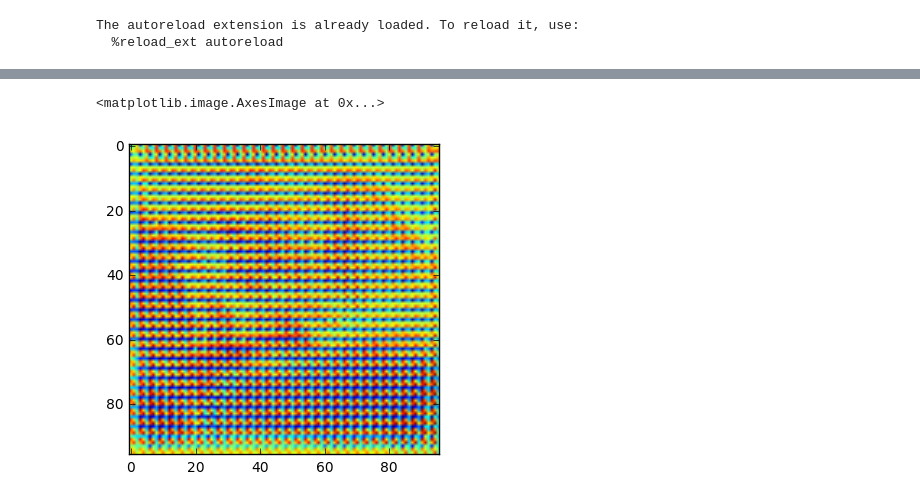
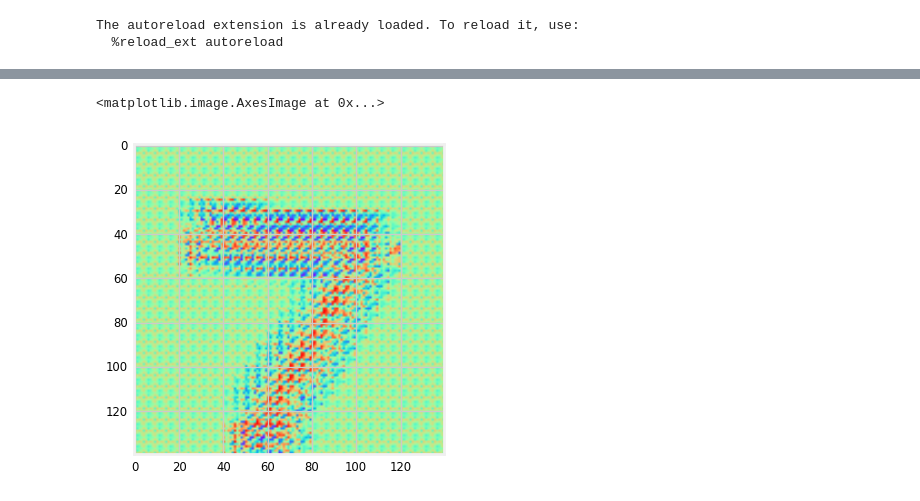
Before and after one commit to unique-horn/ppap-experiments, a Jupyter notebook: dfn/dfn-mnist.ipynb, the cells around one changed output, grey strips where cells are left out. Saved outputs shown, nothing was run; the diff lists cells and outputs as text; code cells hidden in the pictures.

Commit message:
Notebooks with dfn / ppdfn comparison

```diff
--- a/dfn/dfn-mnist.ipynb
+++ b/dfn/dfn-mnist.ipynb
@@ -69,9 +69,18 @@ X_train shape: (50000, 3, 32, 32)
 10000 test samples
 # %%
 # Works on fixed batch size as of now
+modelPP = Sequential()
+modelPP.add(InputLayer(batch_input_shape=(batch_size, 1, img_rows, img_cols)))
+modelPP.add(PPDFN(5))
+modelPP.add(Activation('relu'))
+modelPP.add(Flatten())
+modelPP.add(Dense(nb_classes))
+modelPP.add(Activation('softmax'))
+
+# Works on fixed batch size as of now
 model = Sequential()
-model.add(InputLayer(batch_input_shape=(batch_size, 3, img_rows, img_cols)))
-model.add(PPDFN(3))
+model.add(InputLayer(batch_input_shape=(batch_size, 1, img_rows, img_cols)))
+model.add(DFN(5))
 model.add(Activation('relu'))
 model.add(Flatten())
 model.add(Dense(nb_classes))
@@ -98,0 +109,3 @@ ________________________________________________________________________________
+# %%
+test_index = 0
+plt.imshow(X_test[test_index, 0])
@@ -99,6 +115,5 @@ ________________________________________________________________________________
 # %%
-get_filter = get_filter_getter(model)
-fs = get_filter(X_test[:20])
-plt.imshow(filters_image(fs[0]))
+fs = get_filter(modelPP, X_test[:batch_size])
+plt.imshow(filters_image(fs[test_index]))
 # %% [output]
 <matplotlib.image.AxesImage at 0x...>
@@ -108,15 +129,6 @@ model.compile(loss='categorical_crossentropy',
               optimizer='adam',
               metrics=['accuracy'])
 
-class History(Callback):
-    def on_train_begin(self, logs={}):
-        self.filter = None
-
-#     def on_batch_end(self, batch, logs={}):
-#         self.filter = model.layers[1].filters.eval()
-
-history = History()
-
 model.fit(X_train, Y_train, batch_size=batch_size, nb_epoch=10,
-          verbose=1, validation_data=(X_test, Y_test), callbacks=[history])
+          verbose=1, validation_data=(X_test, Y_test))
 # %% [output]
@@ -141,7 +179,6 @@ Epoch 10/10
 # %%
-get_filter = get_filter_getter(model)
-fs = get_filter(X_test[:20])
-plt.imshow(filters_image(fs[0]))
+fs = get_filter(model, X_test[:batch_size])
+plt.imshow(filters_image(fs[test_index]))
 # %% [output]
 <matplotlib.image.AxesImage at 0x...>
-[figure, old version]
+[figure, new version]
```
Also changed, not shown: parts of 13 cells of this notebook, 1 other file.
